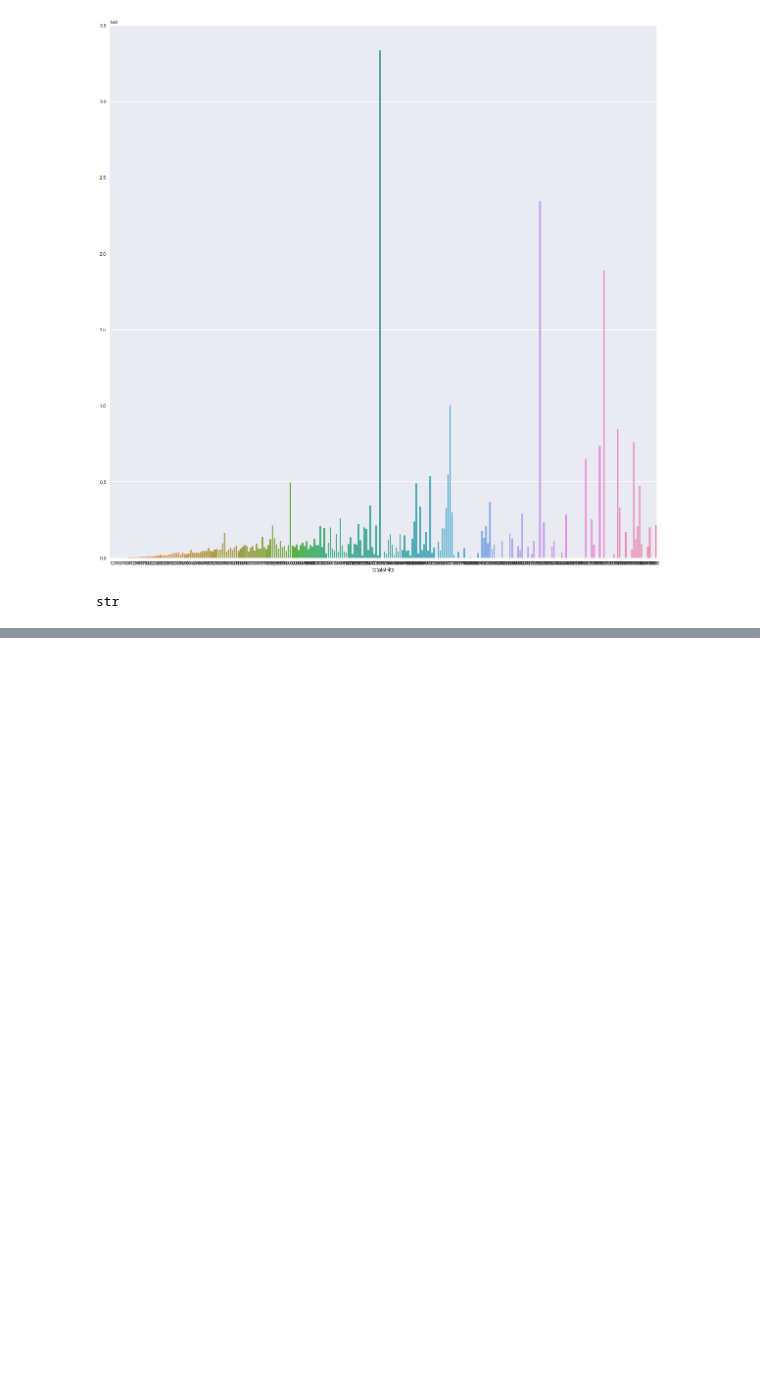
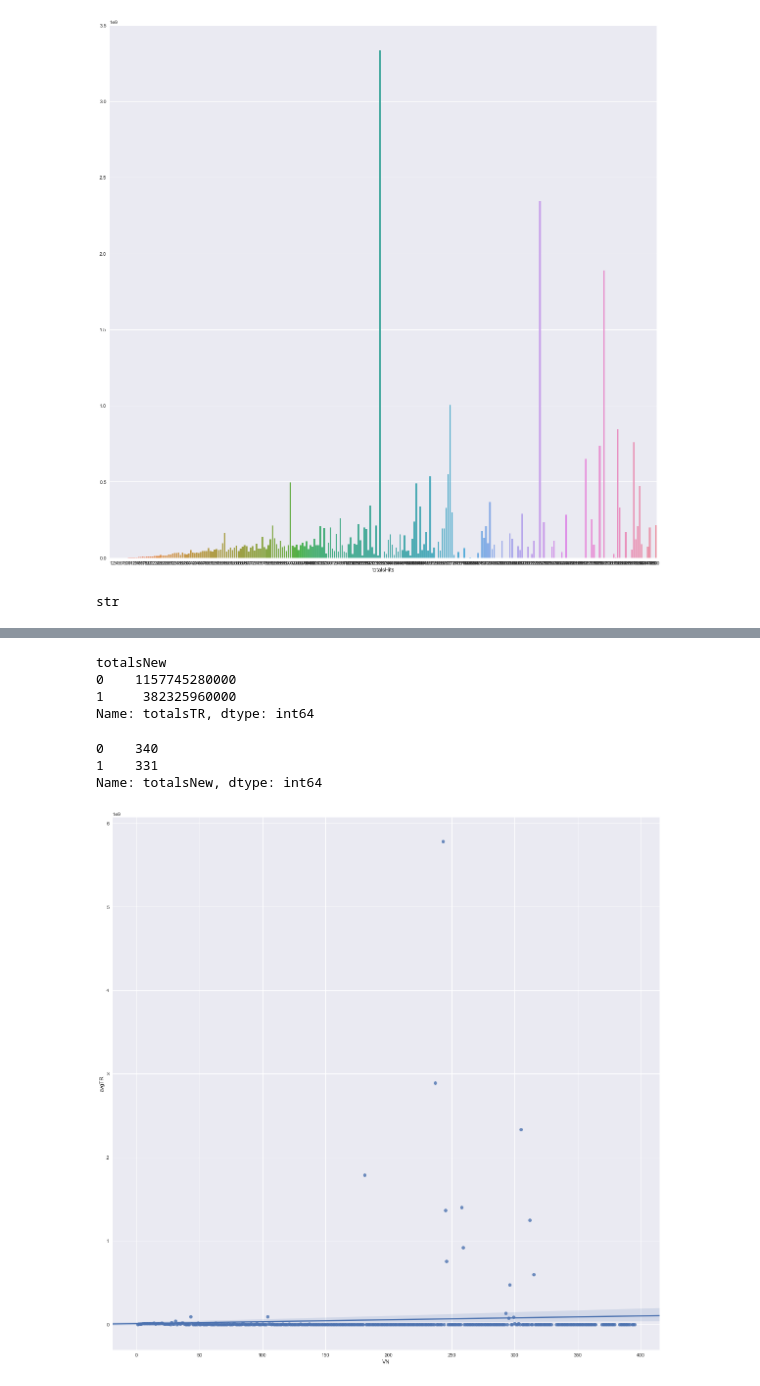
Before and after one commit to kfa408/GoogleAnalyticsCustomerRevenue, a Jupyter notebook: Explore.ipynb, the cells around one changed output, grey strips where cells are left out. Saved outputs shown, nothing was run; the diff lists cells and outputs as text; code cells hidden in the pictures; blank space fills up the shorter version.

```diff
--- a/Explore.ipynb
+++ b/Explore.ipynb
@@ -422,0 +475,24 @@ str
+# %%
+df.groupby(['totalsNew']).totalsTR.sum()
+# %% [output]
+totalsNew
+0    1157745280000
+1     382325960000
+Name: totalsTR, dtype: int64
+# %%
+df.loc[(df['totalsTR']==0) & (df['totalsHits'] > 100)].totalsNew.value_counts()
+# %% [output]
+0    340
+1    331
+Name: totalsNew, dtype: int64
+# %%
+df['visitNumber'] = df['visitNumber'].astype('int')
+# %%
+VNVsTR = df.groupby(['visitNumber']).totalsTR.mean()
+# %%
+VNVsTRdf = pd.DataFrame(dict(VN=VNVsTR.index, avgTR=VNVsTR.values))
+plt.subplots(figsize=(20,20))
+sns.regplot(x='VN', y='avgTR', data=VNVsTRdf)
+show()
+# %% [output]
+[figure, added]
```
Also changed, not shown: parts of 30 cells of this notebook.
